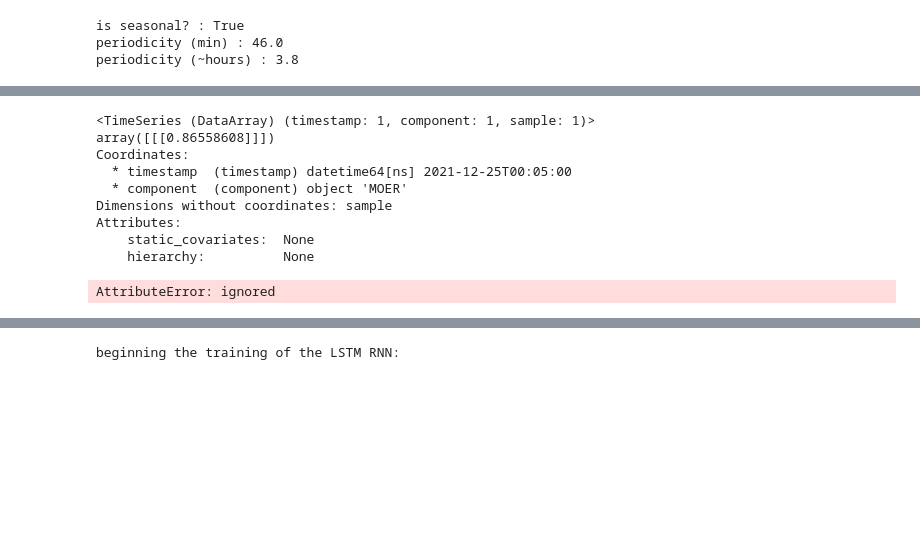
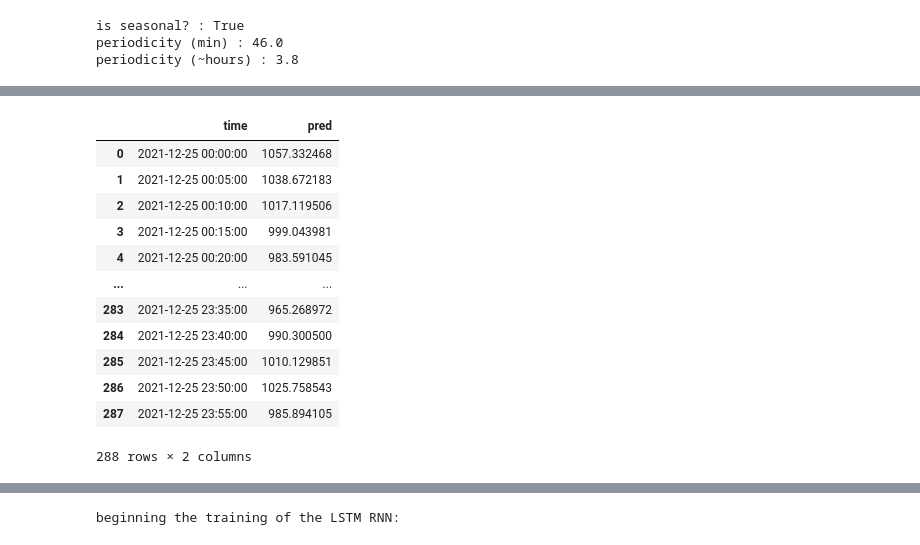
Before and after one commit to jarviskroos7/pev_intelligent_charging_control, a Jupyter notebook: emission_pred/prediction_elouan.ipynb, the cells around one changed output, grey strips where cells are left out. Drawn from its saved outputs; the diff is of its cells as text; code cells hidden in the pictures; blank space fills up the shorter version.

```diff
--- a/emission_pred/prediction_elouan.ipynb
+++ b/emission_pred/prediction_elouan.ipynb
@@ -275,19 +275,39 @@ RMSE : 0.2951
 se : 0.5433
 [figure]
 # %%
-pred[0]
+pred = trf.inverse_transform(pred)
+values_array = pred.values()
+values_list = values_array.tolist()
+val=[]
+for i in values_list:
+  val.append(i[0])
-# %% [output]
-<TimeSeries (DataArray) (timestamp: 1, component: 1, sample: 1)>
-array([[[0.86558608]]])
-Coordinates:
-  * timestamp  (timestamp) datetime64[ns] 2021-12-25T00:05:00
-  * component  (component) object 'MOER'
-Dimensions without coordinates: sample
-Attributes:
-    static_covariates:  None
-    hierarchy:          None
 # %%
 import pandas as pd
 import xarray as xr
+
+# create sample data
+timestamps = pd.date_range(start='2021-12-25', periods=288, freq='5min')
+values = []
+for i in range (288):
+  values.append(i)
+pred2 = xr.DataArray(values, coords=[timestamps], dims=['time'])
+
+# convert to pandas DataFrame
+df2 = pred2.to_dataframe(name='value').reset_index()
+df2["pred"]=val
+df3 = df2.drop(columns=["value"])
+df3
 # %% [output]
+|  | time | pred |
+| 0 | 2021-12-25 00:00:00 | 1057.332468 |
+| 1 | 2021-12-25 00:05:00 | 1038.672183 |
+| 2 | 2021-12-25 00:10:00 | 1017.119506 |
+| 3 | 2021-12-25 00:15:00 | 999.043981 |
+| 4 | 2021-12-25 00:20:00 | 983.591045 |
+| ... | ... | ... |
+| 283 | 2021-12-25 23:35:00 | 965.268972 |
+| 284 | 2021-12-25 23:40:00 | 990.300500 |
+| 285 | 2021-12-25 23:45:00 | 1010.129851 |
+| 286 | 2021-12-25 23:50:00 | 1025.758543 |
+| 287 | 2021-12-25 23:55:00 | 985.894105 |
-AttributeError: ignored
+288 rows × 2 columns
```
Also changed, not shown: parts of 4 cells of this notebook.
